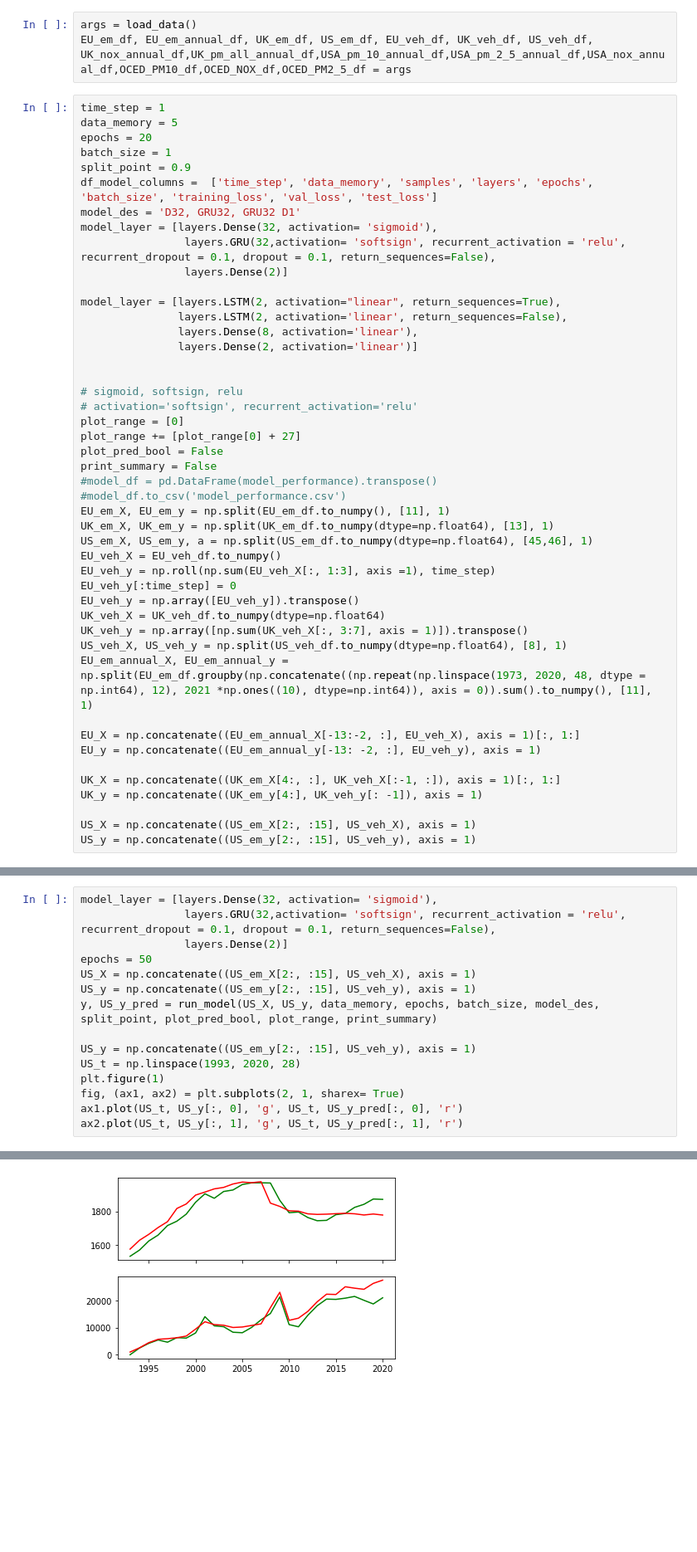
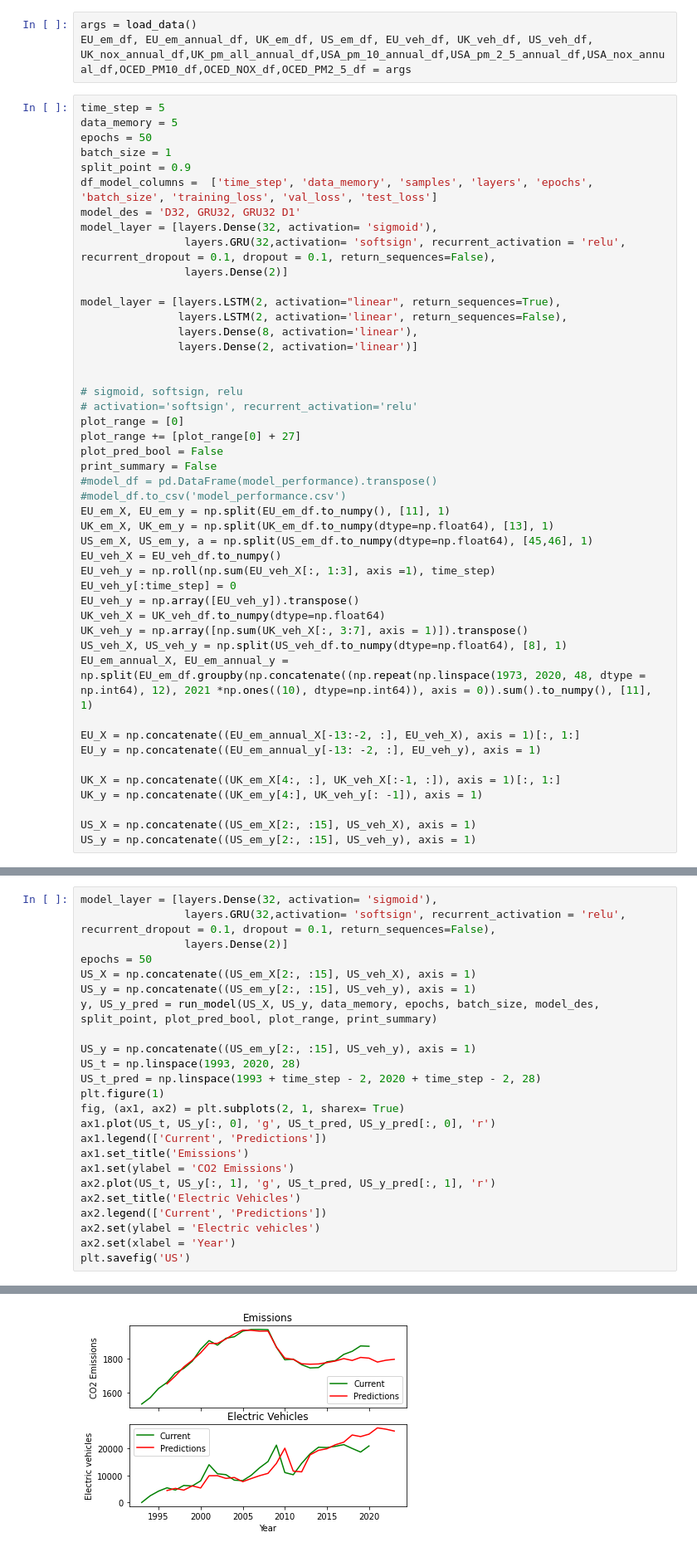
Before and after one commit to IsaacJohnEvans/EV_affect_on_emissions, a Jupyter notebook: pred.ipynb, the cells around one changed output, grey strips where cells are left out. Shown at 83% size. Cells and saved outputs as stored; diff of their text form; blank space fills up the shorter version.

```diff
--- a/pred.ipynb
+++ b/pred.ipynb
@@ -126,9 +128,9 @@ def run_model(X, y, data_memory, epochs, batch_size, model_des, split_point, plo
 args = load_data()
 EU_em_df, EU_em_annual_df, UK_em_df, US_em_df, EU_veh_df, UK_veh_df, US_veh_df, UK_nox_annual_df,UK_pm_all_annual_df,USA_pm_10_annual_df,USA_pm_2_5_annual_df,USA_nox_annual_df,OCED_PM10_df,OCED_NOX_df,OCED_PM2_5_df = args
 # %%
-time_step = 1
+time_step = 5
 data_memory = 5
-epochs = 20
+epochs = 50
 batch_size = 1
 split_point = 0.9
 df_model_columns =  ['time_step', 'data_memory', 'samples', 'layers', 'epochs', 'batch_size', 'training_loss', 'val_loss', 'test_loss']
@@ -261,9 +297,18 @@ y, US_y_pred = run_model(US_X, US_y, data_memory, epochs, batch_size, model_des,
 
 US_y = np.concatenate((US_em_y[2:, :15], US_veh_y), axis = 1)
 US_t = np.linspace(1993, 2020, 28)
+US_t_pred = np.linspace(1993 + time_step - 2, 2020 + time_step - 2, 28)
 plt.figure(1)
 fig, (ax1, ax2) = plt.subplots(2, 1, sharex= True)
-ax1.plot(US_t, US_y[:, 0], 'g', US_t, US_y_pred[:, 0], 'r')
-ax2.plot(US_t, US_y[:, 1], 'g', US_t, US_y_pred[:, 1], 'r')
+ax1.plot(US_t, US_y[:, 0], 'g', US_t_pred, US_y_pred[:, 0], 'r')
+ax1.legend(['Current', 'Predictions'])
+ax1.set_title('Emissions')
+ax1.set(ylabel = 'CO2 Emissions')
+ax2.plot(US_t, US_y[:, 1], 'g', US_t_pred, US_y_pred[:, 1], 'r')
+ax2.set_title('Electric Vehicles')
+ax2.legend(['Current', 'Predictions'])
+ax2.set(ylabel = 'Electric vehicles')
+ax2.set(xlabel = 'Year')
+plt.savefig('US')
 # %% [output]
 Epoch 1/50
@@ -288 +332 @@ Epoch 50/50
-[figure, old version]
+[figure, new version]
```
Also changed, not shown: parts of 12 cells of this notebook, 7 other files.
